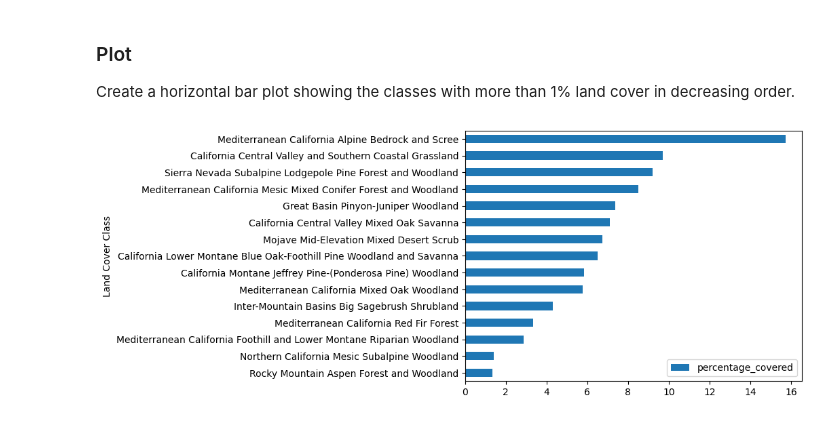
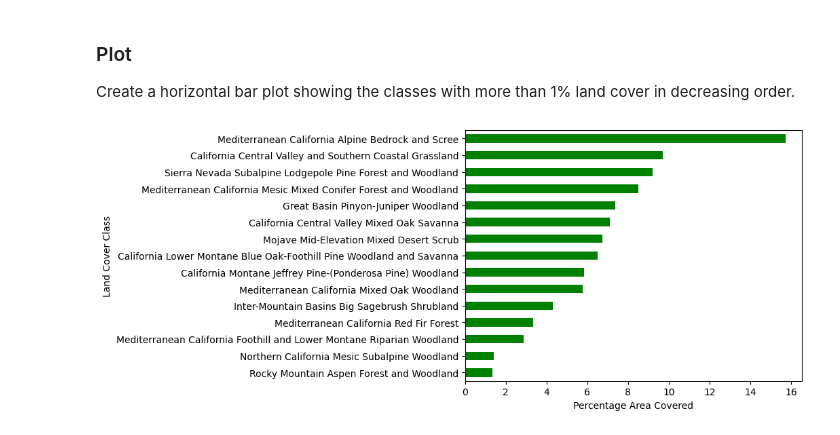
Before and after one commit to mwidas/land-cover-statistics-ca, a Jupyter notebook: landcover-statistics-ca.ipynb, the cells around one changed output. Drawn from its saved outputs; the diff is of its cells as text; code cells hidden in the pictures.

Commit message:
updated bar plot

```diff
--- a/landcover-statistics-ca.ipynb
+++ b/landcover-statistics-ca.ipynb
@@ -310,13 +310,16 @@ Create a horizontal bar plot showing the classes with more than 1% land cover in
 # %%
 # create horixontal bar plot showing the classes with more than 1% land cover in decreasing order
 classes.loc[(classes['percentage_covered']>1)].sort_values(by='percentage_covered', ascending=True).plot.barh(x='class_label',
                                                         y='percentage_covered',
-                                                                                                              xlabel = "Land Cover Class")
+                                                                                                              xlabel = "Percentage Area Covered",
+                                                                                                              ylabel = "Land Cover Class",
+                                                                                                              color= "green",
+                                                                                                              legend = False)
 
 # -----------------------------
 # save figure
-plt.savefig('images/percent_land_cover_bar_plot.png', bbox_inches='tight',  dpi=100)
+plt.savefig('images/percent_land_cover_plot.png', bbox_inches='tight',  dpi=100)
 
 plt.show()
 # %% [output]
-[figure, old version]
+[figure, new version]
```
Also changed, not shown: parts of 3 cells of this notebook, 3 other files.
